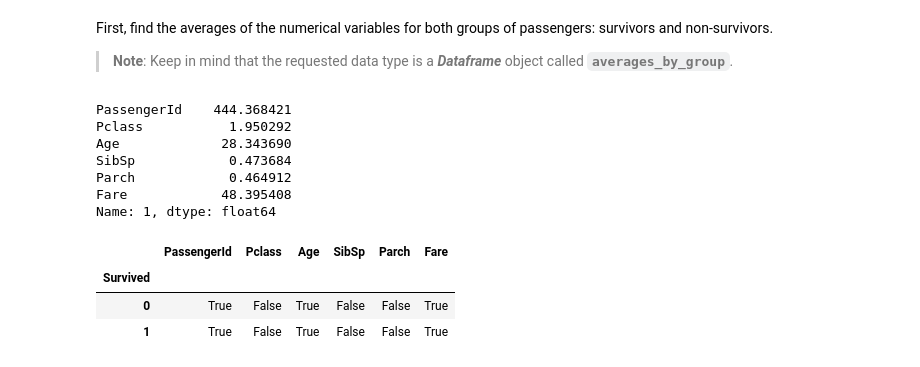
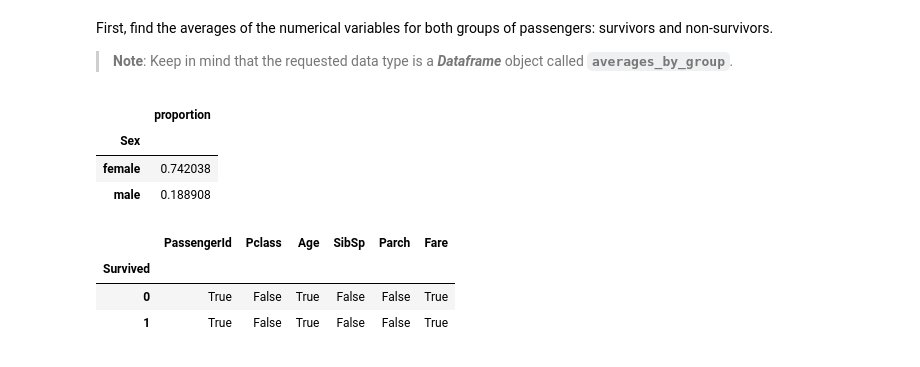
Before and after one commit to matiuss/AlgorithmsUN2023II, a Jupyter notebook: Quiz2/matiuss_Quiz2.ipynb, the cells around one changed output. Cells and saved outputs as stored; diff of their text form; code cells hidden in the pictures.

```diff
--- a/Quiz2/matiuss_Quiz2.ipynb
+++ b/Quiz2/matiuss_Quiz2.ipynb
@@ -281,19 +276,17 @@ Although it is possible to obtain the result in a single line of code, it is rec
 First, find the averages of the numerical variables for both groups of passengers: survivors and non-survivors.
 > **Note**: Keep in mind that the requested data type is a ***Dataframe*** object called **`averages_by_group`**.
 # %%
-# GRADED VARIABLE: boarding_counts:
+# GRADED VARIABLE: survival_sex:
 
-### Write your code here ###  (~ 1 line of code)
-averages_by_group = titanic.groupby('Survived').mean()
-print(averages_survived)
+### Write your code here ###  (~ 1-2 line of code)
+survival_sex = titanic[['Sex', 'Survived']].groupby("Sex").agg(proportion=pd.NamedAgg(column='Survived', aggfunc=lambda x: x.sum()/x.count()))
+ # Reemplace el DataFrame vacío por la respuesta correcta.
+survival_sex
 # %% [output]
-PassengerId    444.368421
-Pclass           1.950292
-Age             28.343690
-SibSp            0.473684
-Parch            0.464912
-Fare            48.395408
-Name: 1, dtype: float64
+|  | proportion |
+| Sex |  |
+| female | 0.742038 |
+| male | 0.188908 |
 # %%
 #TEST_CELL
 averages_by_group > 10
```
Also changed, not shown: parts of 20 cells of this notebook.
